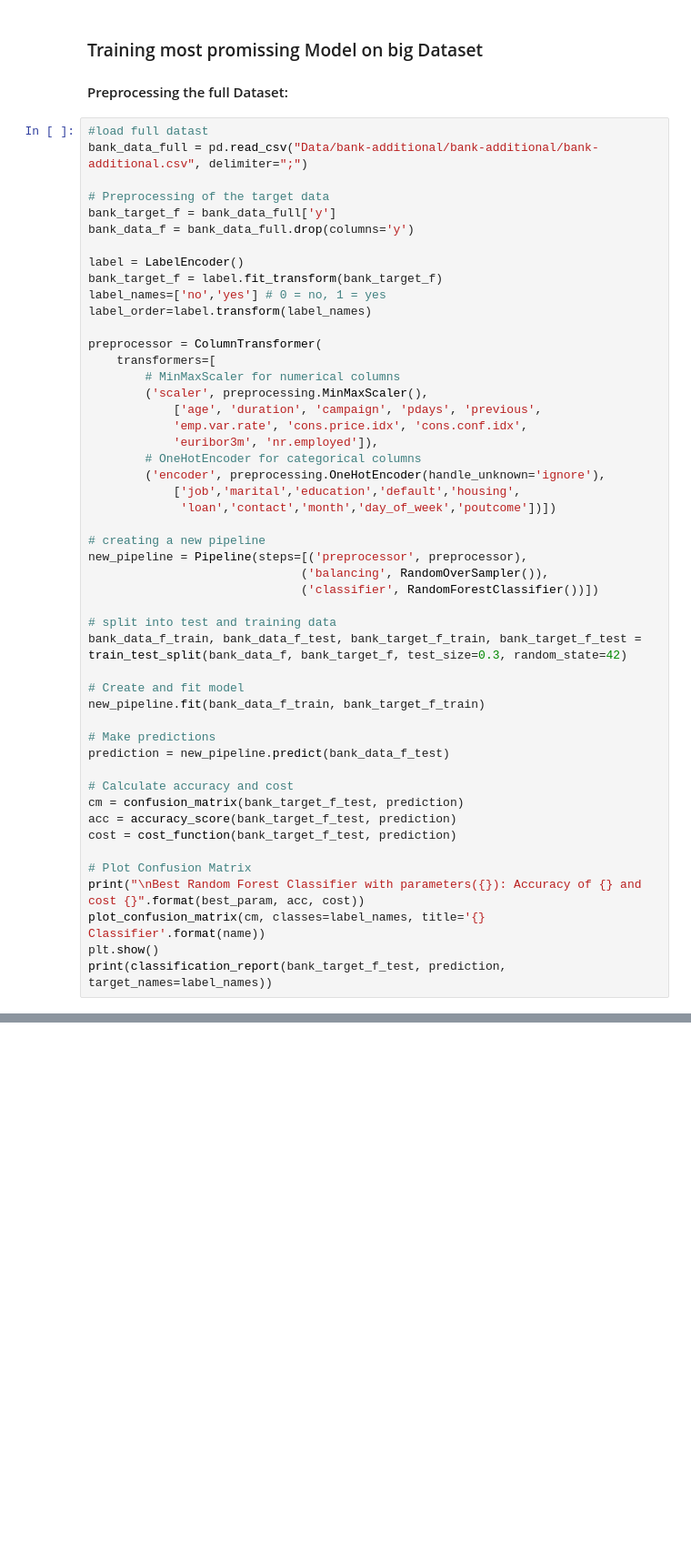
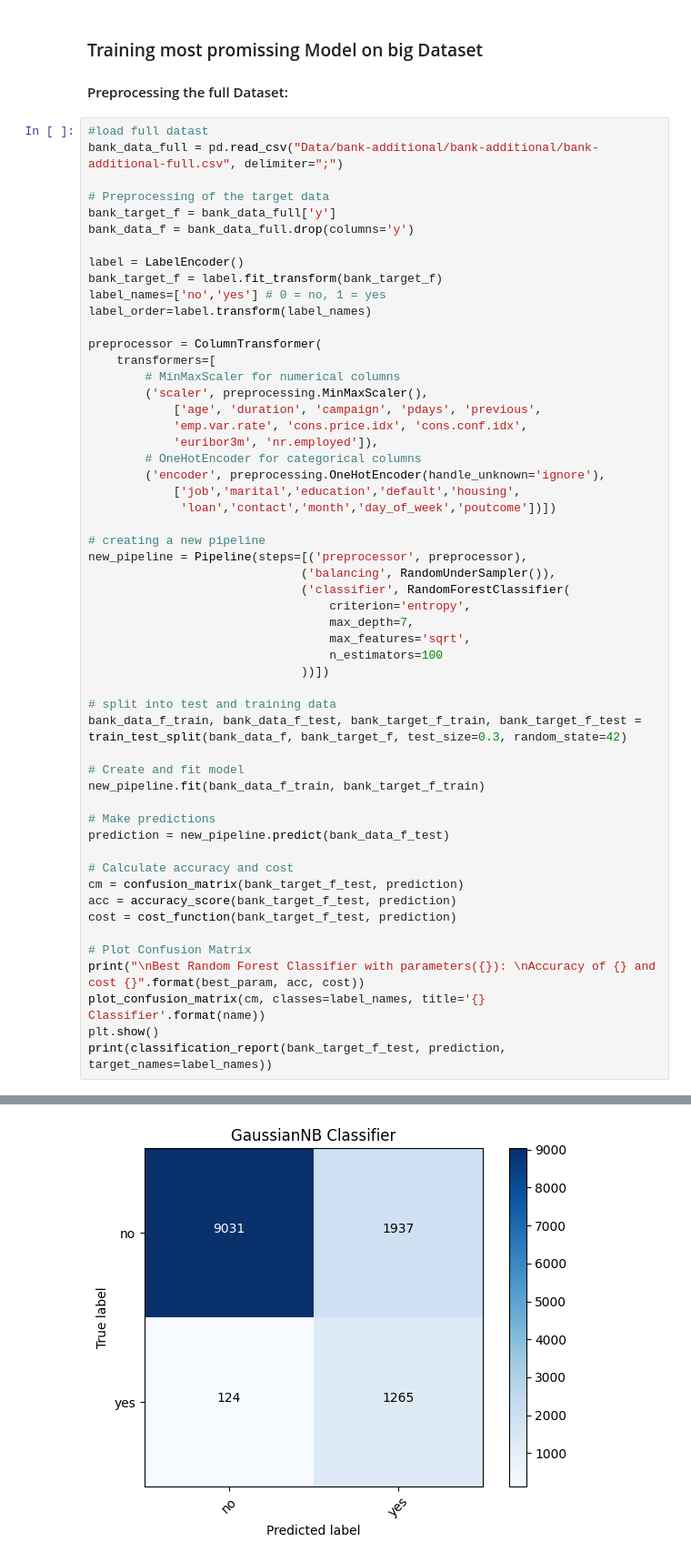
Before and after one commit to joscha-st/ibait_ml_g1, a Jupyter notebook: main_j.ipynb, the cells around one changed output, grey strips where cells are left out. Shown at 91% size. Cells and saved outputs as stored; diff of their text form; blank space fills up the shorter version.

```diff
--- a/main_j.ipynb
+++ b/main_j.ipynb
@@ -359,7 +371,7 @@ KeyboardInterrupt:
 #### Preprocessing the full Dataset:
 # %%
 #load full datast
-bank_data_full = pd.read_csv("Data/bank-additional/bank-additional/bank-additional.csv", delimiter=";")
+bank_data_full = pd.read_csv("Data/bank-additional/bank-additional/bank-additional-full.csv", delimiter=";")
 
 # Preprocessing of the target data
 bank_target_f = bank_data_full['y']
@@ -384,8 +396,13 @@ preprocessor = ColumnTransformer(
 
 # creating a new pipeline
 new_pipeline = Pipeline(steps=[('preprocessor', preprocessor),
-                              ('balancing', RandomOverSampler()),
-                              ('classifier', RandomForestClassifier())])
+                              ('balancing', RandomUnderSampler()),
+                              ('classifier', RandomForestClassifier(
+                                  criterion='entropy',
+                                  max_depth=7,
+                                  max_features='sqrt',
+                                  n_estimators=100
+                              ))])
 
 # split into test and training data
 bank_data_f_train, bank_data_f_test, bank_target_f_train, bank_target_f_test = train_test_split(bank_data_f, bank_target_f, test_size=0.3, random_state=42)
@@ -402,7 +419,8 @@ acc = accuracy_score(bank_target_f_test, prediction)
 cost = cost_function(bank_target_f_test, prediction)
 
 # Plot Confusion Matrix
-print("\nBest Random Forest Classifier with parameters({}): Accuracy of {} and cost {}".format(best_param, acc, cost))
+print("\nBest Random Forest Classifier with parameters({}): \nAccuracy of {} and cost {}".format(best_param, acc, cost))
 plot_confusion_matrix(cm, classes=label_names, title='{} Classifier'.format(name))
 plt.show()
 print(classification_report(bank_target_f_test, prediction, target_names=label_names))
+# %% [output]
@@ -408,0 +429 @@ print(classification_report(bank_target_f_test, prediction, target_names=label_n
+[figure, added]
```
Also changed, not shown: parts of 3 cells of this notebook.
